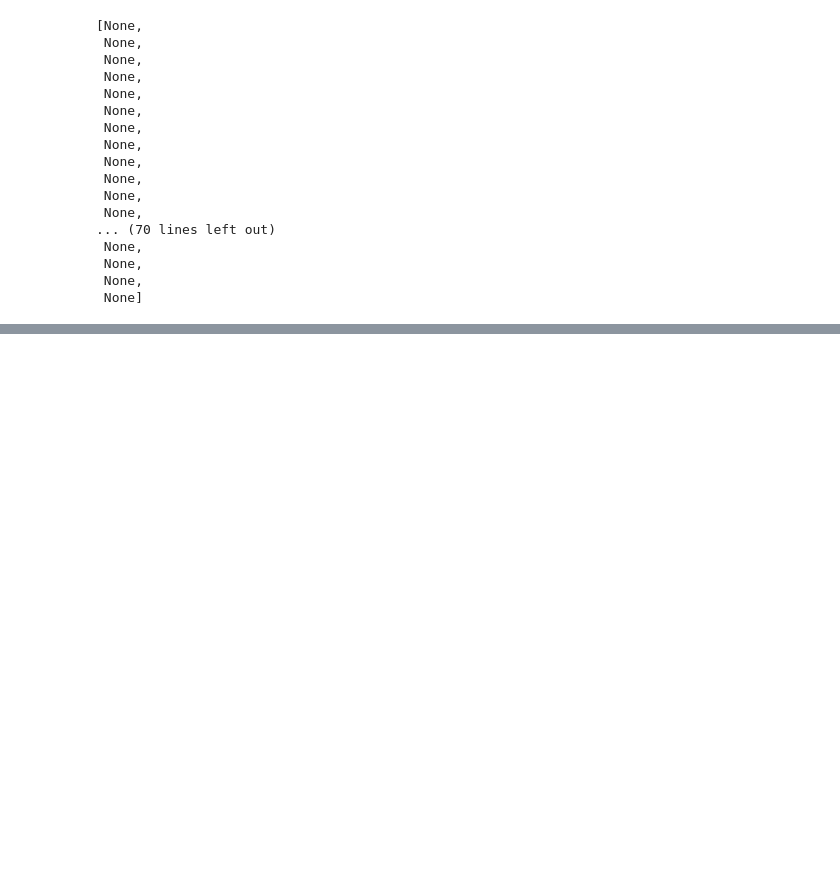
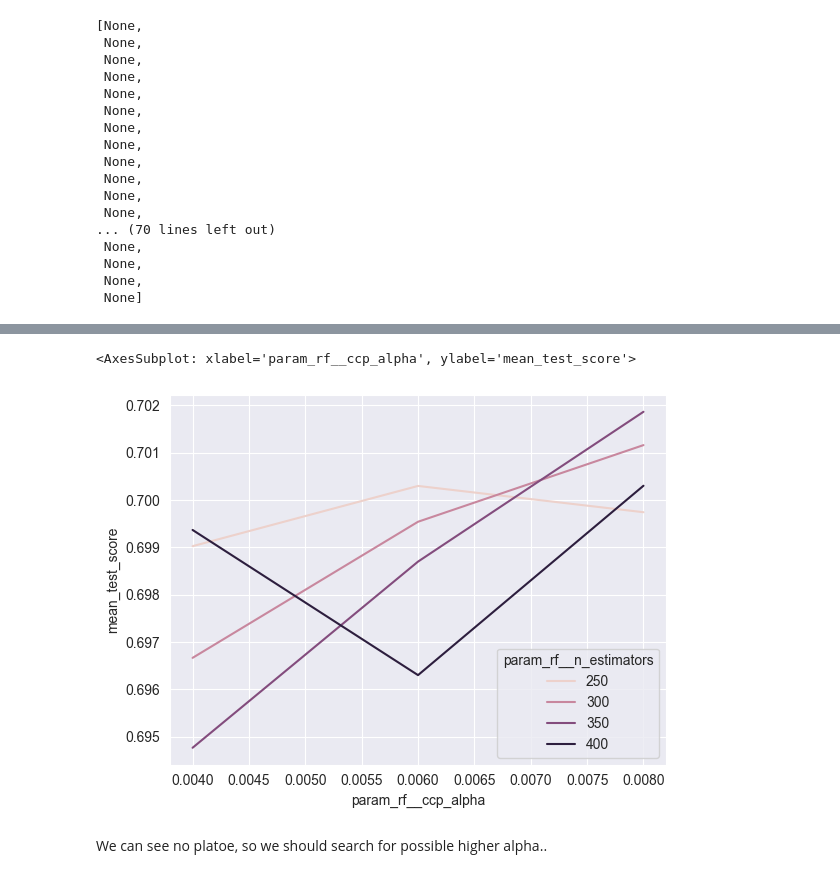
Before and after one commit to tamgyen/data_mining, a Jupyter notebook: comp_2/tamas_gyenis_IFYYLT_comp_2.ipynb, the cells around one changed output, grey strips where cells are left out. Drawn from its saved outputs; the diff is of its cells as text; code cells hidden in the pictures; blank space fills up the shorter version.

```diff
--- a/comp_2/tamas_gyenis_IFYYLT_comp_2.ipynb
+++ b/comp_2/tamas_gyenis_IFYYLT_comp_2.ipynb
@@ -201,4 +174,0 @@ pipe_best = imbPipeline([
-# %%
-kf = RepeatedStratifiedKFold(n_splits=5, n_repeats=10, random_state=999)
-scorer = make_scorer(balanced_accuracy_score)
-scores = np.mean(cross_val_score(pipe_best, X_train, y_train, scoring=scorer, cv=kf))
@@ -206,0 +179,10 @@ print(scores)
+# %%
+params_ccp = {
+    'sampler': [RandomOverSampler()],
+    'rf__n_estimators': [250, 300, 350, 400],
+    'rf__ccp_alpha': list(np.arange(.004, .01, .002)),
+    'rf__class_weight':['balanced']
+}
+# %%
+clf_ccp = GridSearchCV(pipe, params_ccp, scoring='balanced_accuracy', verbose=3, cv=kf)
+clf_ccp.fit(X_train, y_train)
@@ -206,0 +222,3 @@ print(scores)
+# %%
+result_df = pd.DataFrame.from_dict(clf_ccp.cv_results_, orient='columns')
+result_df
@@ -206,0 +240,7 @@ print(scores)
+# %%
+sns.lineplot(data=result_df, x='param_rf__ccp_alpha', y='mean_test_score', hue='param_rf__n_estimators')
+# %% [output]
+<AxesSubplot: xlabel='param_rf__ccp_alpha', ylabel='mean_test_score'>
+[figure, added]
+# %% [markdown]
+We can see no platoe, so we should search for possible higher alpha..
```
Also changed, not shown: parts of 63 cells of this notebook, 1 other file.
